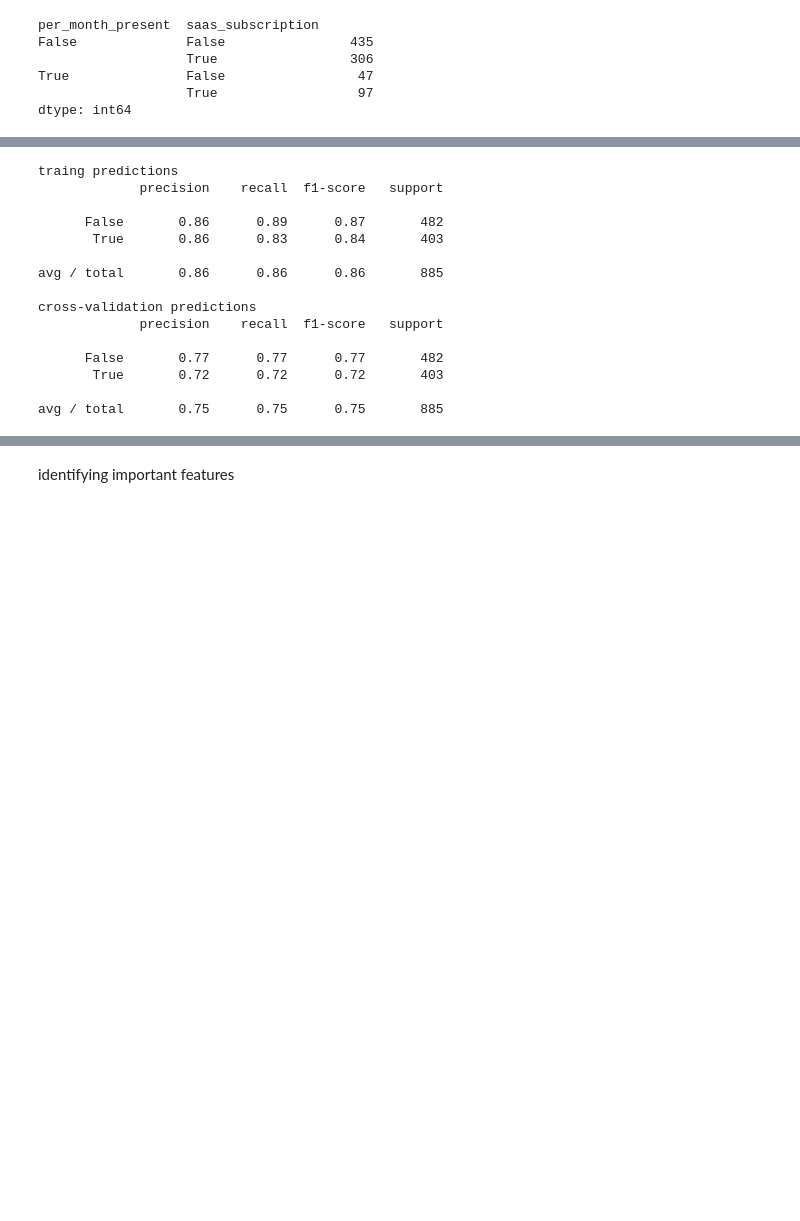
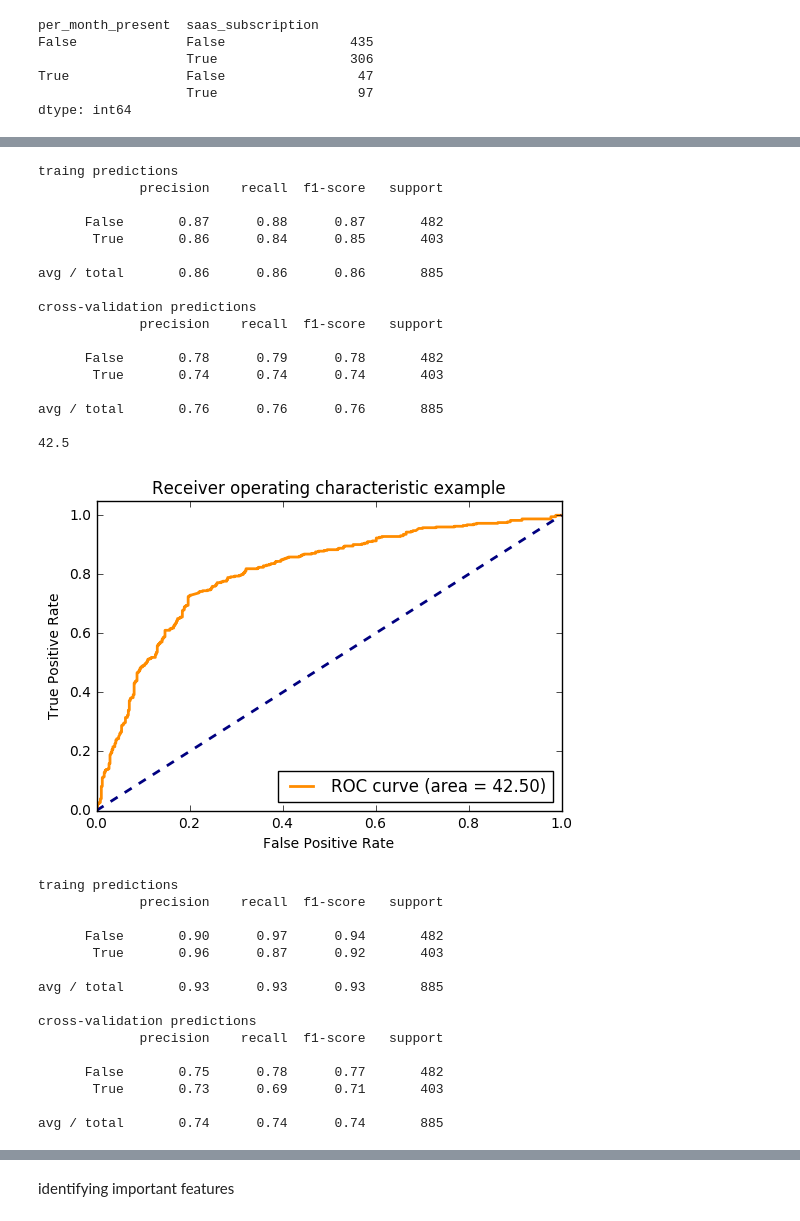
Before and after one commit to narenkumarR/nlpintelligence, a Jupyter notebook: scoring_model/modelling_dec28.ipynb, the cells around one changed output, grey strips where cells are left out. Drawn from its saved outputs; the diff is of its cells as text; code cells hidden in the pictures; blank space fills up the shorter version.

```diff
--- a/scoring_model/modelling_dec28.ipynb
+++ b/scoring_model/modelling_dec28.ipynb
@@ -152,5 +257,7 @@ from sklearn.feature_selection import SelectFromModel,RFE
 # %%
-clf = make_pipeline(StandardScaler(with_mean=False),MultinomialNB())
+hidden_layer_sizes=(50,)
+alpha = 50
+clf = make_pipeline(StandardScaler(with_mean=False),MLPClassifier(hidden_layer_sizes=hidden_layer_sizes,alpha=alpha))
 clf.fit(tfidf_n_vars,df['saas_subscription'])
 print 'traing predictions'
 print classification_report(df['saas_subscription'],clf.predict(tfidf_n_vars))
@@ -225,8 +306,56 @@ cross-validation predictions
 
 avg / total       0.74      0.74      0.74       885
+# %%
+C = 0.00085
+clf = make_pipeline(StandardScaler(with_mean=False),SVC(C=C,kernel='linear',probability=True))
+clf.fit(tfidf_n_vars,df['saas_subscription'])
+print 'traing predictions'
+print classification_report(df['saas_subscription'],clf.predict(tfidf_n_vars))
+print 'cross-validation predictions'
+cv_pred = cross_val_predict(clf,tfidf_n_vars,df['saas_subscription'],cv=10)
+print classification_report(df['saas_subscription'],cv_pred)
+print auc(df['saas_subscription'],cv_pred)
+cv_pred_prob = cross_val_predict(clf,tfidf_n_vars,df['saas_subscription'],cv=10,method='predict_proba')[:,1]
+fpr, tpr, _ = roc_curve(df['saas_subscription'], cv_pred_prob)
+plt.figure()
+lw = 2
+plt.plot(fpr, tpr, color='darkorange',
+         lw=lw, label='ROC curve (area = %0.2f)' % auc(df['saas_subscription'],cv_pred))
+plt.plot([0, 1], [0, 1], color='navy', lw=lw, linestyle='--')
+plt.xlim([0.0, 1.0])
+plt.ylim([0.0, 1.05])
+plt.xlabel('False Positive Rate')
+plt.ylabel('True Positive Rate')
+plt.title('Receiver operating characteristic example')
+plt.legend(loc="lower right")
+plt.show()
+# %% [output]
+traing predictions
+             precision    recall  f1-score   support
+
+      False       0.87      0.88      0.87       482
+       True       0.86      0.84      0.85       403
+
+avg / total       0.86      0.86      0.86       885
+
+cross-validation predictions
+             precision    recall  f1-score   support
+
+      False       0.78      0.79      0.78       482
+       True       0.74      0.74      0.74       403
+
+avg / total       0.76      0.76      0.76       885
+
+42.5
+[figure, added]
 # %%
-C = 0.001
-clf = make_pipeline(StandardScaler(with_mean=False),SVC(C=C,kernel='linear'))
+n_estimators = 100
+min_samples_split=2
+min_samples_leaf=9
+max_depth = None
+clf = make_pipeline(StandardScaler(with_mean=False),RandomForestClassifier(
+    n_estimators=n_estimators,min_samples_split=min_samples_split,
+                            min_samples_leaf=min_samples_leaf,max_depth=max_depth))
 clf.fit(tfidf_n_vars,df['saas_subscription'])
 print 'traing predictions'
 print classification_report(df['saas_subscription'],clf.predict(tfidf_n_vars))
@@ -237,15 +366,15 @@ print classification_report(df['saas_subscription'],cross_val_predict(clf,
 traing predictions
              precision    recall  f1-score   support
 
-      False       0.86      0.89      0.87       482
-       True       0.86      0.83      0.84       403
+      False       0.90      0.97      0.94       482
+       True       0.96      0.87      0.92       403
 
-avg / total       0.86      0.86      0.86       885
+avg / total       0.93      0.93      0.93       885
 
 cross-validation predictions
              precision    recall  f1-score   support
 
-      False       0.77      0.77      0.77       482
-       True       0.72      0.72      0.72       403
+      False       0.75      0.78      0.77       482
+       True       0.73      0.69      0.71       403
 
-avg / total       0.75      0.75      0.75       885
+avg / total       0.74      0.74      0.74       885
```
Also changed, not shown: parts of 46 cells of this notebook, 24 other files.
